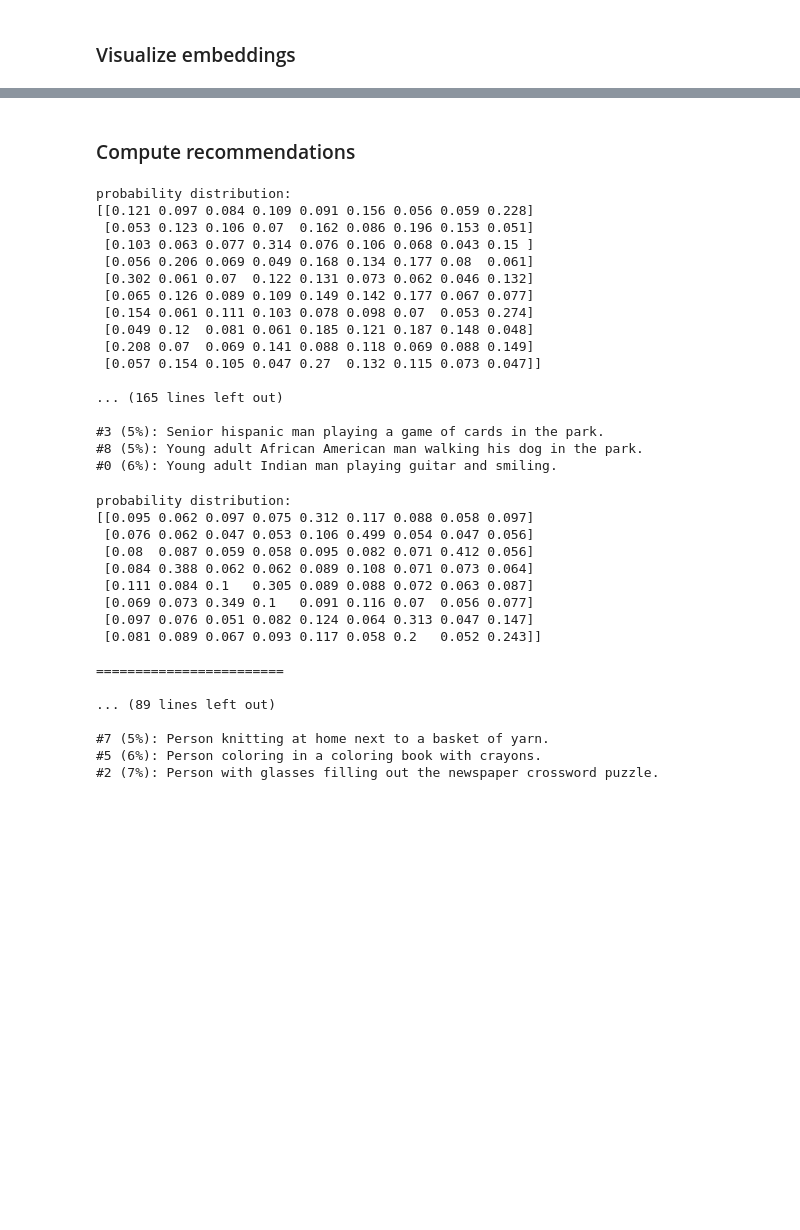
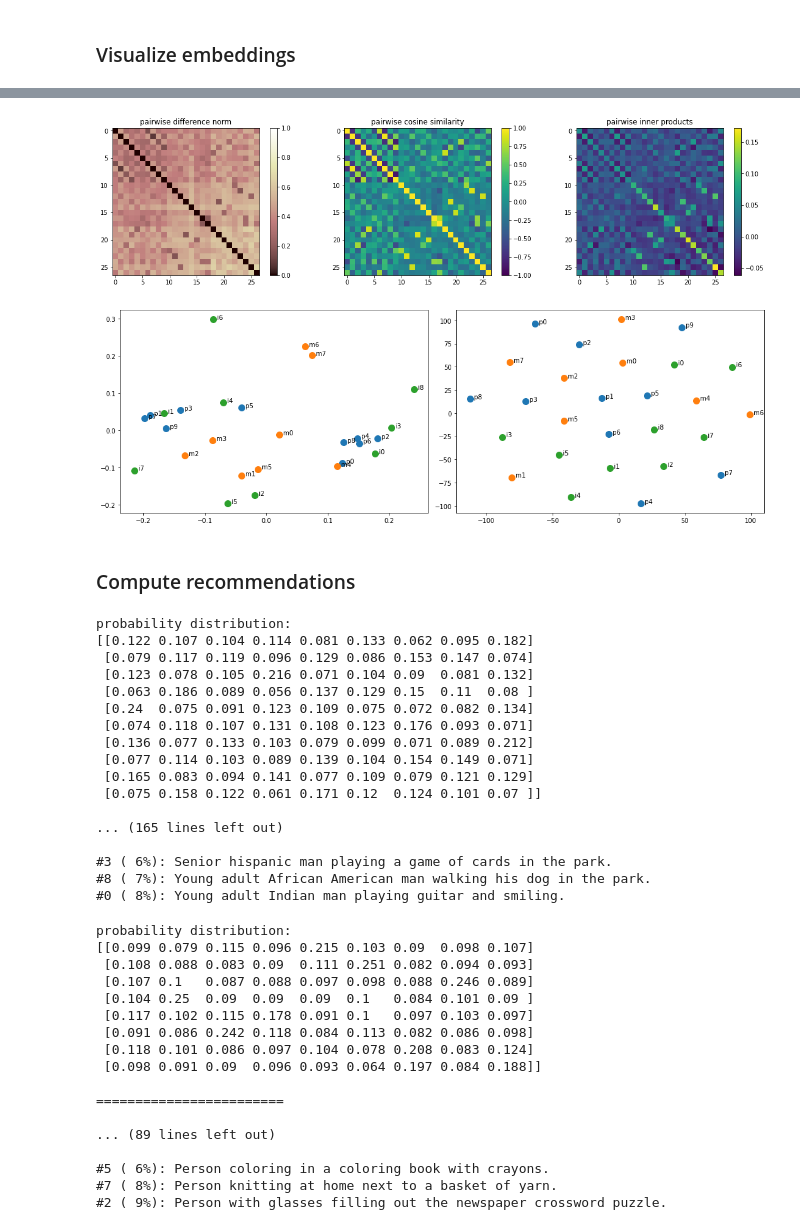
Before and after one commit to paxnea/LLM-multimodal-nudging, a Jupyter notebook: wain23.ipynb, the cells around one changed output, grey strips where cells are left out. Saved outputs shown, nothing was run; the diff lists cells and outputs as text; code cells hidden in the pictures; blank space fills up the shorter version.

```diff
--- a/wain23.ipynb
+++ b/wain23.ipynb
@@ -72,2 +165,17 @@ plt.show()
+# %%
+# reduce dimensionality with pca
+embs = PCA(n_components=10).fit_transform(embs_full)
+# reduce dimensionality with tsne
+# embs = TSNE(n_components=10, method='exact', init='pca', learning_rate='auto').fit_transform(embs_full)
+
+people_emb, messages_emb, images_emb = np.split(embs, [len(people),-len(images)])
+people.embedding = list(people_emb)
+messages.embedding = list(messages_emb)
+images.embedding = list(images_emb)
+
+visualize_embeddings()
+# %% [output]
+[figure, added]
+[figure, added]
 # %% [markdown]
 ### Compute recommendations
@@ -107,44 +182,44 @@ def get_recs(df1, df2, temp=.1, k=3):
 # %%
 # people--images
-get_recs(people, images)
+get_recs(people, images, pref='cos', temp=1.)
 # %% [output]
 probability distribution:
-[[0.121 0.097 0.084 0.109 0.091 0.156 0.056 0.059 0.228]
- [0.053 0.123 0.106 0.07  0.162 0.086 0.196 0.153 0.051]
- [0.103 0.063 0.077 0.314 0.076 0.106 0.068 0.043 0.15 ]
- [0.056 0.206 0.069 0.049 0.168 0.134 0.177 0.08  0.061]
- [0.302 0.061 0.07  0.122 0.131 0.073 0.062 0.046 0.132]
- [0.065 0.126 0.089 0.109 0.149 0.142 0.177 0.067 0.077]
- [0.154 0.061 0.111 0.103 0.078 0.098 0.07  0.053 0.274]
- [0.049 0.12  0.081 0.061 0.185 0.121 0.187 0.148 0.048]
- [0.208 0.07  0.069 0.141 0.088 0.118 0.069 0.088 0.149]
- [0.057 0.154 0.105 0.047 0.27  0.132 0.115 0.073 0.047]]
+[[0.122 0.107 0.104 0.114 0.081 0.133 0.062 0.095 0.182]
+ [0.079 0.117 0.119 0.096 0.129 0.086 0.153 0.147 0.074]
+ [0.123 0.078 0.105 0.216 0.071 0.104 0.09  0.081 0.132]
+ [0.063 0.186 0.089 0.056 0.137 0.129 0.15  0.11  0.08 ]
+ [0.24  0.075 0.091 0.123 0.109 0.075 0.072 0.082 0.134]
+ [0.074 0.118 0.107 0.131 0.108 0.123 0.176 0.093 0.071]
+ [0.136 0.077 0.133 0.103 0.079 0.099 0.071 0.089 0.212]
+ [0.077 0.114 0.103 0.089 0.139 0.104 0.154 0.149 0.071]
+ [0.165 0.083 0.094 0.141 0.077 0.109 0.079 0.121 0.129]
+ [0.075 0.158 0.122 0.061 0.171 0.12  0.124 0.101 0.07 ]]
 
 ... (165 lines left out)
 
-#3 (5%): Senior hispanic man playing a game of cards in the park.
-#8 (5%): Young adult African American man walking his dog in the park.
-#0 (6%): Young adult Indian man playing guitar and smiling.
+#3 ( 6%): Senior hispanic man playing a game of cards in the park.
+#8 ( 7%): Young adult African American man walking his dog in the park.
+#0 ( 8%): Young adult Indian man playing guitar and smiling.
 # %%
 # messages--images
-get_recs(messages, images)
+get_recs(messages, images, pref='cos', temp=1.)
 # %% [output]
 probability distribution:
-[[0.095 0.062 0.097 0.075 0.312 0.117 0.088 0.058 0.097]
- [0.076 0.062 0.047 0.053 0.106 0.499 0.054 0.047 0.056]
- [0.08  0.087 0.059 0.058 0.095 0.082 0.071 0.412 0.056]
- [0.084 0.388 0.062 0.062 0.089 0.108 0.071 0.073 0.064]
- [0.111 0.084 0.1   0.305 0.089 0.088 0.072 0.063 0.087]
- [0.069 0.073 0.349 0.1   0.091 0.116 0.07  0.056 0.077]
- [0.097 0.076 0.051 0.082 0.124 0.064 0.313 0.047 0.147]
- [0.081 0.089 0.067 0.093 0.117 0.058 0.2   0.052 0.243]]
+[[0.099 0.079 0.115 0.096 0.215 0.103 0.09  0.098 0.107]
+ [0.108 0.088 0.083 0.09  0.111 0.251 0.082 0.094 0.093]
+ [0.107 0.1   0.087 0.088 0.097 0.098 0.088 0.246 0.089]
+ [0.104 0.25  0.09  0.09  0.09  0.1   0.084 0.101 0.09 ]
+ [0.117 0.102 0.115 0.178 0.091 0.1   0.097 0.103 0.097]
+ [0.091 0.086 0.242 0.118 0.084 0.113 0.082 0.086 0.098]
+ [0.118 0.101 0.086 0.097 0.104 0.078 0.208 0.083 0.124]
+ [0.098 0.091 0.09  0.096 0.093 0.064 0.197 0.084 0.188]]
 
 ========================
 
 ... (89 lines left out)
 
-#7 (5%): Person knitting at home next to a basket of yarn.
-#5 (6%): Person coloring in a coloring book with crayons.
-#2 (7%): Person with glasses filling out the newspaper crossword puzzle.
+#5 ( 6%): Person coloring in a coloring book with crayons.
+#7 ( 8%): Person knitting at home next to a basket of yarn.
+#2 ( 9%): Person with glasses filling out the newspaper crossword puzzle.
 # %%
 # people--messages
```
Also changed, not shown: parts of 12 cells of this notebook.
